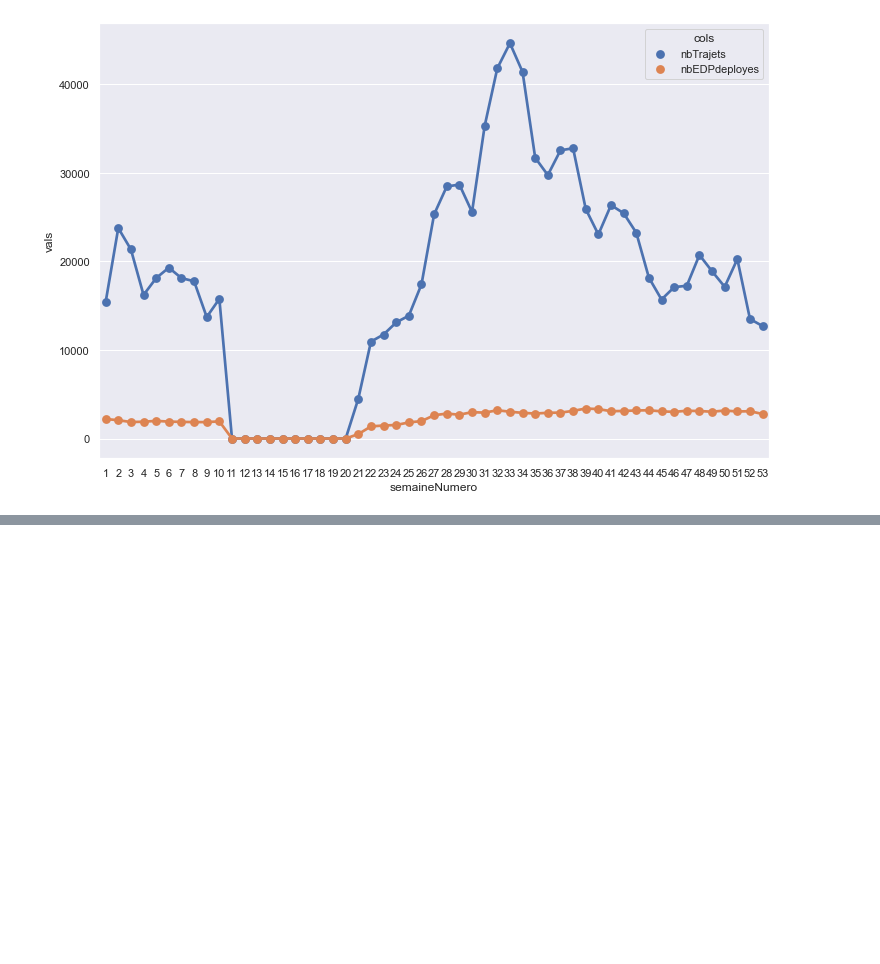
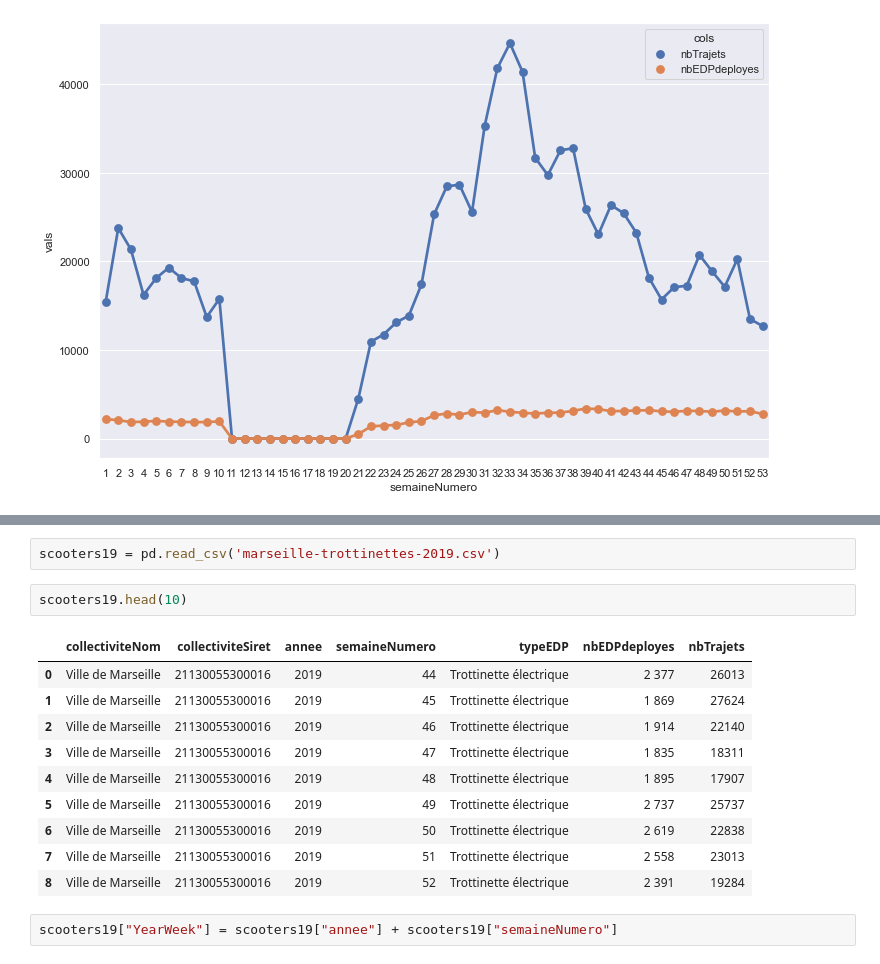
Before and after one commit to GillianLaw/MarseilleCityData, a Jupyter notebook: trottinettes_analysis.ipynb, the cells around one changed output, grey strips where cells are left out. Cells and saved outputs as stored; diff of their text form; blank space fills up the shorter version.

```diff
--- a/trottinettes_analysis.ipynb
+++ b/trottinettes_analysis.ipynb
@@ -62,0 +67,17 @@ sns.pointplot(x="semaineNumero", y="vals", hue='cols', data=dfm)
+# %%
+scooters19 = pd.read_csv('marseille-trottinettes-2019.csv')
+# %%
+scooters19.head(10)
+# %% [output]
+|  | collectiviteNom | collectiviteSiret | annee | semaineNumero | typeEDP | nbEDPdeployes | nbTrajets |
+| 0 | Ville de Marseille | 21130055300016 | 2019 | 44 | Trottinette électrique | 2 377 | 26013 |
+| 1 | Ville de Marseille | 21130055300016 | 2019 | 45 | Trottinette électrique | 1 869 | 27624 |
+| 2 | Ville de Marseille | 21130055300016 | 2019 | 46 | Trottinette électrique | 1 914 | 22140 |
+| 3 | Ville de Marseille | 21130055300016 | 2019 | 47 | Trottinette électrique | 1 835 | 18311 |
+| 4 | Ville de Marseille | 21130055300016 | 2019 | 48 | Trottinette électrique | 1 895 | 17907 |
+| 5 | Ville de Marseille | 21130055300016 | 2019 | 49 | Trottinette électrique | 2 737 | 25737 |
+| 6 | Ville de Marseille | 21130055300016 | 2019 | 50 | Trottinette électrique | 2 619 | 22838 |
+| 7 | Ville de Marseille | 21130055300016 | 2019 | 51 | Trottinette électrique | 2 558 | 23013 |
+| 8 | Ville de Marseille | 21130055300016 | 2019 | 52 | Trottinette électrique | 2 391 | 19284 |
+# %%
+scooters19["YearWeek"] = scooters19["annee"] + scooters19["semaineNumero"]
```
Also changed, not shown: parts of 22 cells of this notebook.
